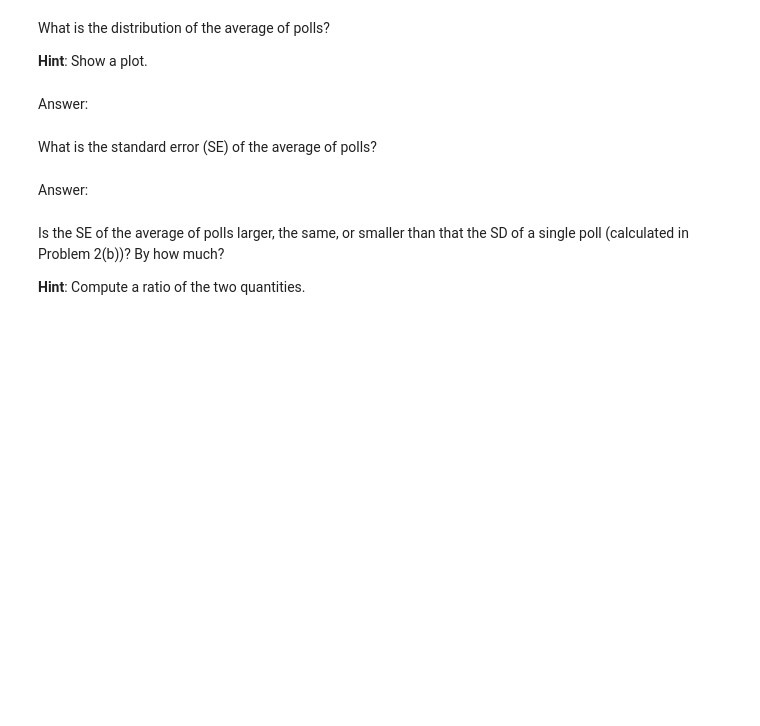
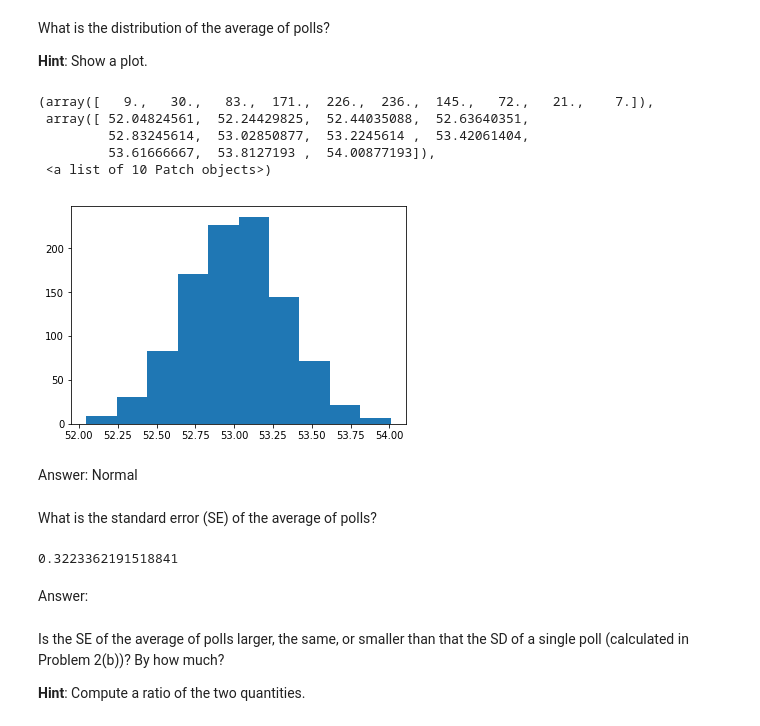
Before and after one commit to StevenDalderop/2014, a Jupyter notebook: homework/HW2.ipynb, the cells around one changed output. Saved outputs shown, nothing was run; the diff lists cells and outputs as text; code cells hidden in the pictures; blank space fills up the shorter version.

```diff
--- a/homework/HW2.ipynb
+++ b/homework/HW2.ipynb
@@ -368,0 +424,7 @@ Now suppose we run M polls where M is the number of polls that happened in Novem
+# %%
+def m_polls(m):
+    outcomes_m=[]
+    for i in range(m):
+        votes_p=np.random.binomial(1200,0.53)/float(12)
+        outcomes_m.append(votes_p)
+    return np.mean(outcomes_m)
@@ -369,3 +439,7 @@ Now suppose we run M polls where M is the number of polls that happened in Novem
+# %%
+outcomes_19=[]
+for i in range(1000):
+    outcomes_19.append(m_polls(19))
 # %% [markdown]
 What is the distribution of the average of polls?
 
@@ -375,4 +447,13 @@ What is the distribution of the average of polls?
+# %%
+plt.hist(outcomes_19)
+# %% [output]
+(array([   9.,   30.,   83.,  171.,  226.,  236.,  145.,   72.,   21.,    7.]),
+ array([ 52.04824561,  52.24429825,  52.44035088,  52.63640351,
+         52.83245614,  53.02850877,  53.2245614 ,  53.42061404,
+         53.61666667,  53.8127193 ,  54.00877193]),
+ <a list of 10 Patch objects>)
+[figure, added]
 # %% [markdown]
-Answer:
+Answer: Normal
 # %% [markdown]
 What is the standard error (SE) of the average of polls?
@@ -381,3 +460,8 @@ What is the standard error (SE) of the average of polls?
+# %%
+std_mean=np.array(outcomes_19).std()
+std_mean
+# %% [output]
+0.3223362191518841
 # %% [markdown]
 Answer:
 # %% [markdown]
```
Also changed, not shown: parts of 58 cells of this notebook.
